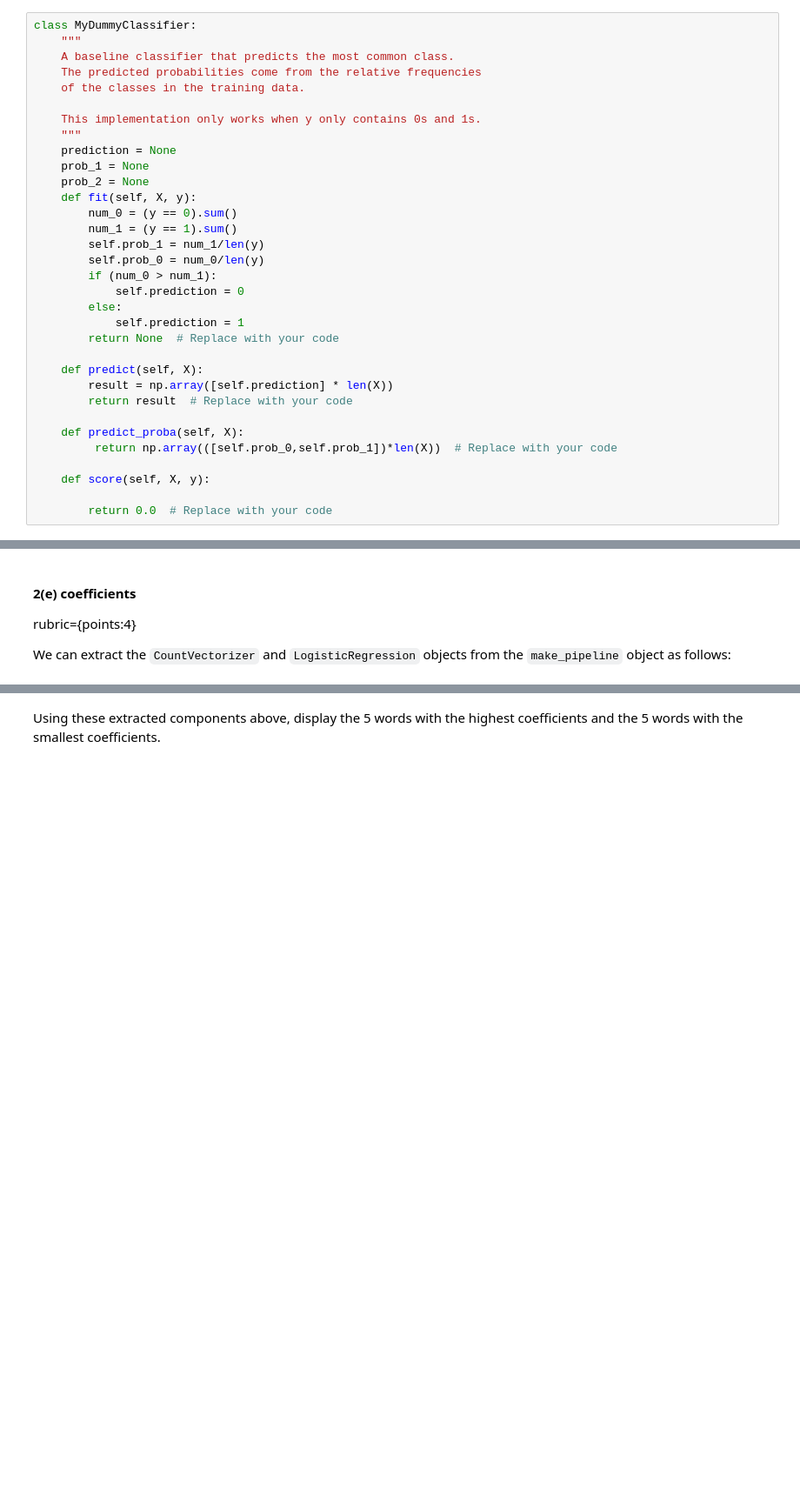
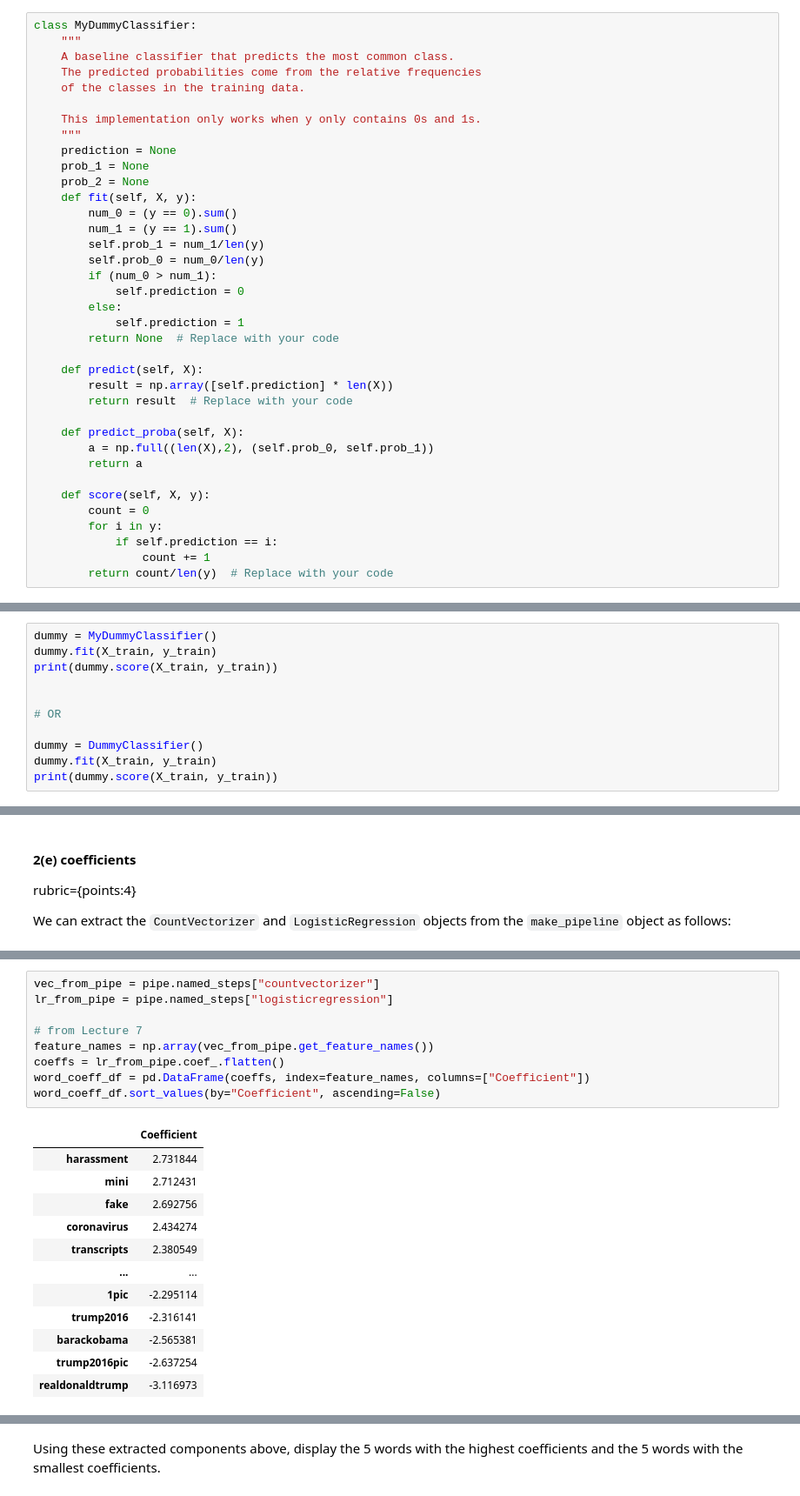
Before and after one commit to Canaut/cpsc330, a Jupyter notebook: hw/hw4/hw4.ipynb, the cells around one changed output, grey strips where cells are left out. Shown: that part at 87% size. Cells and saved outputs as stored; diff of their text form; blank space fills up the shorter version.

```diff
--- a/hw/hw4/hw4.ipynb
+++ b/hw/hw4/hw4.ipynb
@@ -86,11 +86,15 @@ class MyDummyClassifier:
         return result  # Replace with your code
 
     def predict_proba(self, X):
-         return np.array(([self.prob_0,self.prob_1])*len(X))  # Replace with your code
+        a = np.full((len(X),2), (self.prob_0, self.prob_1))
+        return a
 
     def score(self, X, y):
-
-        return 0.0  # Replace with your code
+        count = 0
+        for i in y:
+            if self.prediction == i:
+                count += 1
+        return count/len(y)  # Replace with your code
 # %% [markdown]
 Below are some tests for `predict` using randomly generated data. You may want to run the cell a few times to make sure you explore the different cases (or automate this with a loop or random seeds).
 # %%
@@ -226,3 +239,14 @@ By the way, are these scores any good?
 - Run `DummyClassifier` (or `MyDummyClassifier`!) on this dataset.
 - Compare the `DummyClassifier` score to what you got from logistic regression above. Does logistic regression seem to be doing anything useful?
 - Is it necessary to use `CountVectorizer` here? Briefly explain.
+# %%
+dummy = MyDummyClassifier()
+dummy.fit(X_train, y_train)
+print(dummy.score(X_train, y_train))
+
+
+# OR
+
+dummy = DummyClassifier()
+dummy.fit(X_train, y_train)
+print(dummy.score(X_train, y_train))
@@ -253,0 +292,22 @@ lr_from_pipe = pipe.named_steps["logisticregression"]
+# %%
+vec_from_pipe = pipe.named_steps["countvectorizer"]
+lr_from_pipe = pipe.named_steps["logisticregression"]
+
+# from Lecture 7
+feature_names = np.array(vec_from_pipe.get_feature_names())
+coeffs = lr_from_pipe.coef_.flatten()
+word_coeff_df = pd.DataFrame(coeffs, index=feature_names, columns=["Coefficient"])
+word_coeff_df.sort_values(by="Coefficient", ascending=False)
+# %% [output]
+|  | Coefficient |
+| harassment | 2.731844 |
+| mini | 2.712431 |
+| fake | 2.692756 |
+| coronavirus | 2.434274 |
+| transcripts | 2.380549 |
+| ... | ... |
+| 1pic | -2.295114 |
+| trump2016 | -2.316141 |
+| barackobama | -2.565381 |
+| trump2016pic | -2.637254 |
+| realdonaldtrump | -3.116973 |
```
Also changed, not shown: parts of 29 cells of this notebook.
